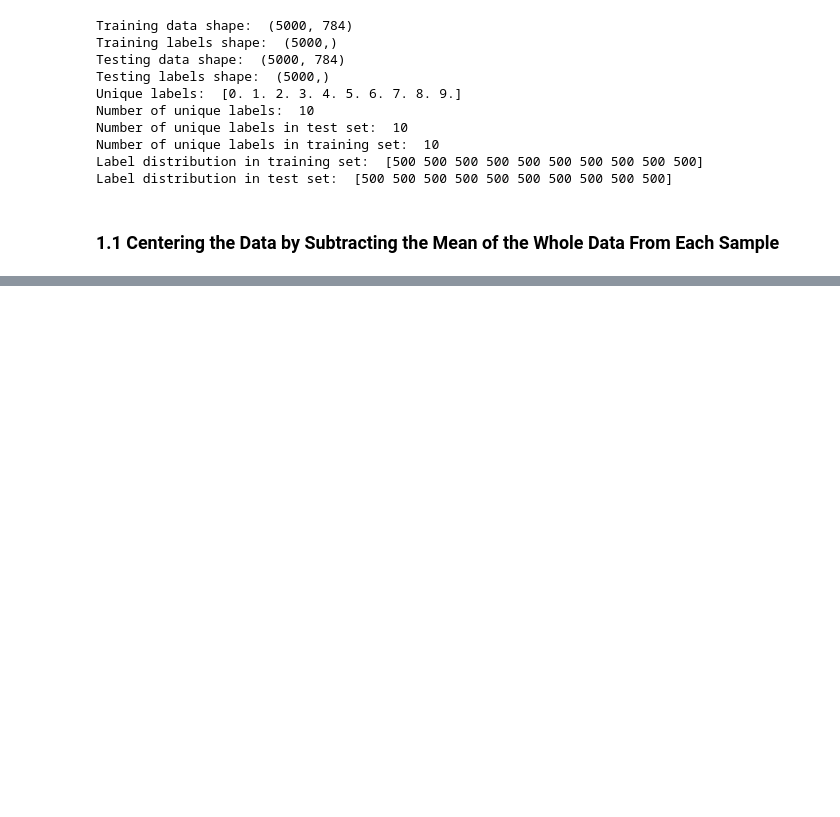
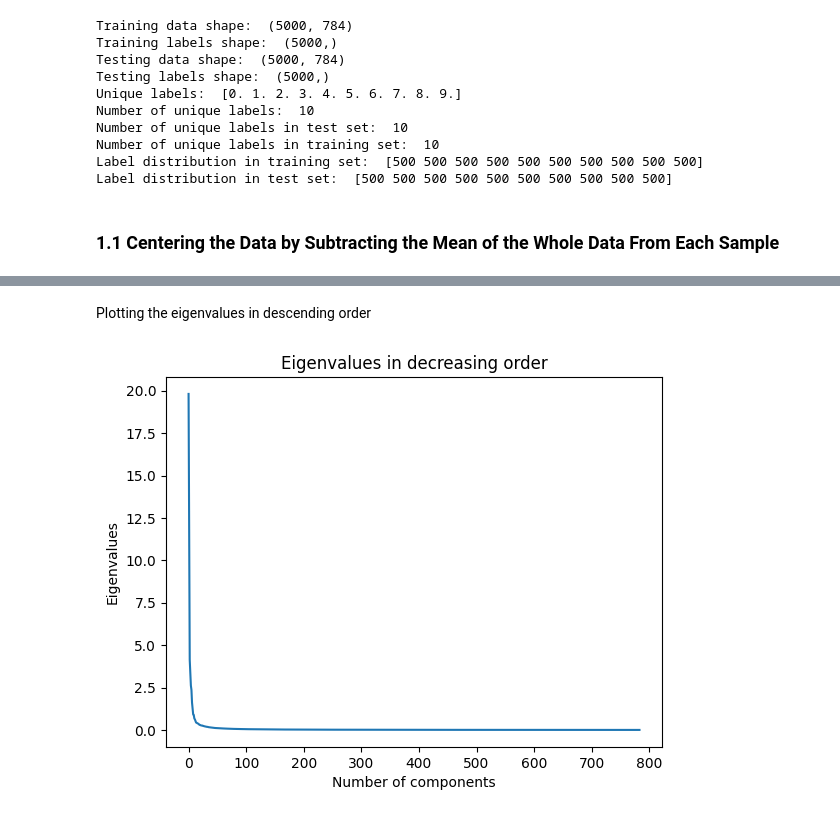
Before and after one commit to gorkemsolun/Dimensionality-Reduction-and-Visualization, a Jupyter notebook: Q1.ipynb, the cells around one changed output, grey strips where cells are left out. Cells and saved outputs as stored; diff of their text form; code cells hidden in the pictures; blank space fills up the shorter version.

```diff
--- a/Q1.ipynb
+++ b/Q1.ipynb
@@ -73,0 +153,12 @@ centered_X_test = X_test - mean
+# %% [markdown]
+Plotting the eigenvalues in descending order
+# %%
+# Plot the eigenvalues in decreasing order
+plt.figure()
+plt.plot(sorted_eigenvalues)
+plt.xlabel("Number of components")
+plt.ylabel("Eigenvalues")
+plt.title("Eigenvalues in decreasing order")
+plt.show()
+# %% [output]
+[figure, added]
```
Also changed, not shown: parts of 51 cells of this notebook.
